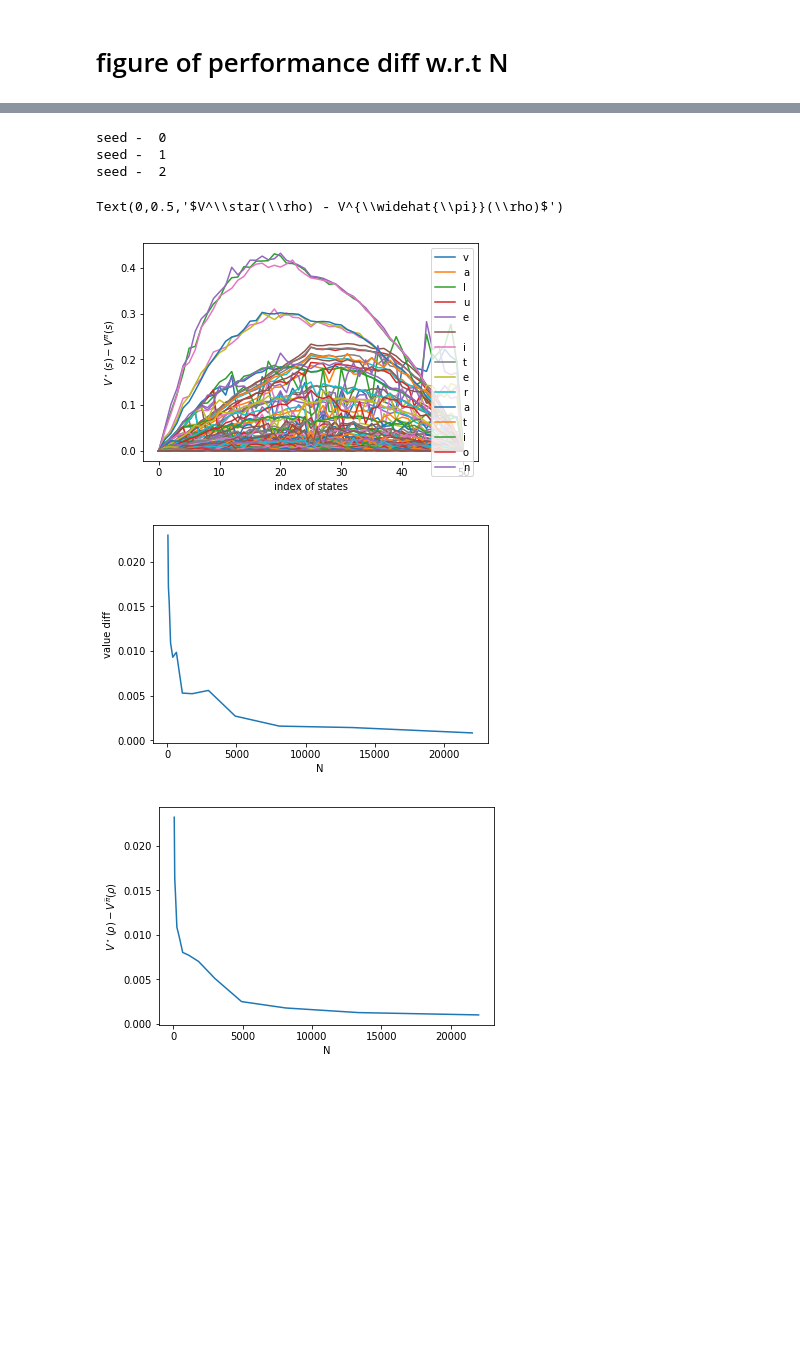
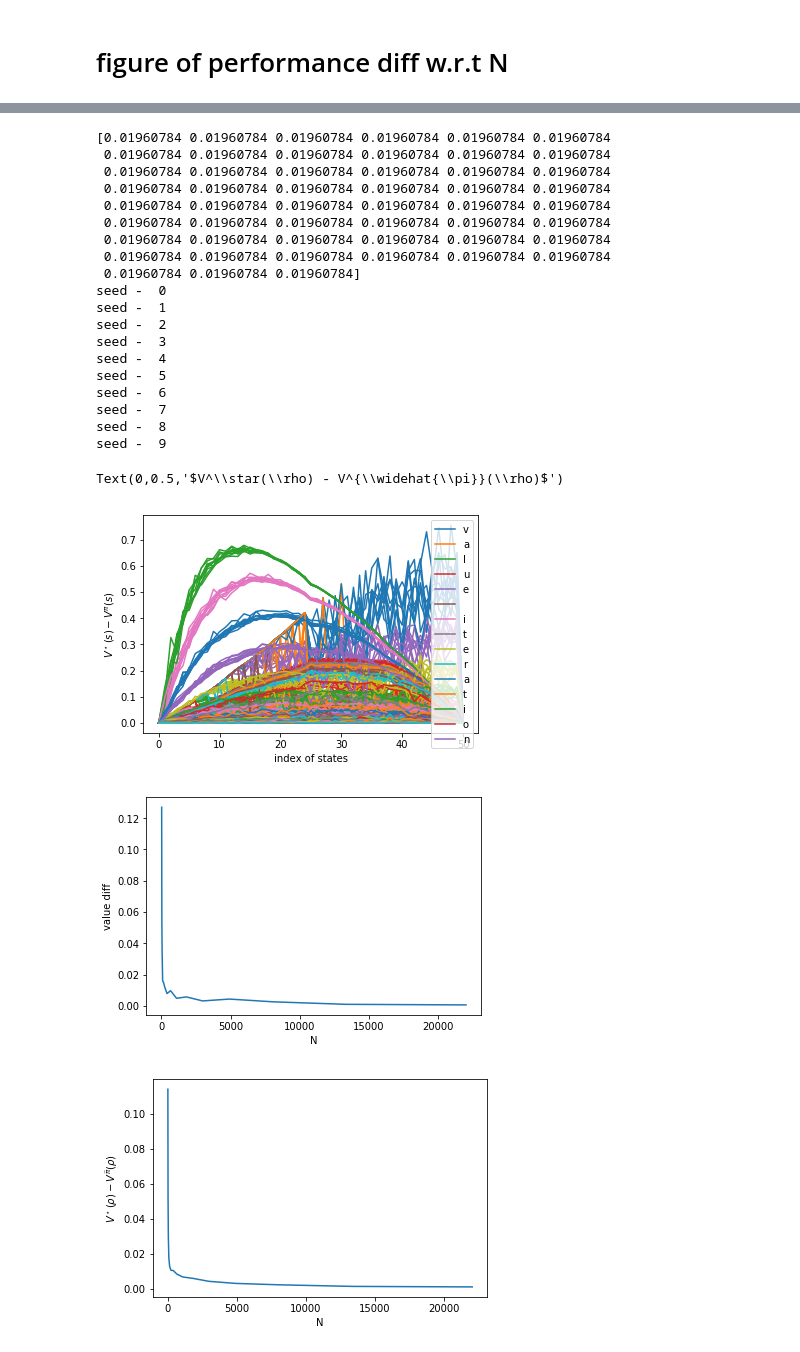
Before and after one commit to Laixishi/Model-based-VI-LCB, a Jupyter notebook: gambler-offline-model-based.ipynb, the cells around one changed output, grey strips where cells are left out. Cells and saved outputs as stored; diff of their text form; code cells hidden in the pictures; blank space fills up the shorter version.

```diff
--- a/gambler-offline-model-based.ipynb
+++ b/gambler-offline-model-based.ipynb
@@ -272,7 +272,7 @@ def value_iteration_lcb_for_gamblers(p_h, max_states_plus_1 = 100, horizon_l = 1
 
     def bonus(h, s, a, p, n_sa, z):
 
-        cb = 0.01
+        cb = 0.05
         b1 = horizon_l-h
 
         var_V = p*z[0]**2 + (1-p)*z[1]**2 - (p*z[0] + (1-p)*z[1])**2
@@ -598,10 +598,16 @@ print(b)
 # %%
-rho = np.random.uniform(0,1,max_states_plus_1+1)
-rho = rho/np.sum(rho)
+# randomly generate the initial state rho
+# rho = np.random.uniform(0,1,max_states_plus_1+1)
+# rho = rho/np.sum(rho)
+# print(np.shape(rho))
+
+# uniform initial state rho
+rho = 1/(max_states_plus_1+1)* np.ones(max_states_plus_1+1)
+print(rho)
+
 # n_range = [100, 500, 3000, 5000, 7000]
-
-n_range = [math.floor(pow(math.e, i)) for i in np.arange(4, 10.5, 0.5)]
-s_range = range(3)
+n_range = [math.floor(pow(math.e, i)) for i in np.arange(3, 10.5, 0.5)]
+s_range = range(10)
 diff_lcbvi_seeds = np.zeros((len(s_range),len(n_range)))
 diff_vi_seeds = np.zeros((len(s_range),len(n_range)))
 for s in s_range:
@@ -610,7 +616,7 @@ for s in s_range:
     diff_vi_values = []
 #     pol = []
     for n in n_range:
-        np.random.seed(s+n)
+        np.random.seed(s+10+n)
         ## calculate the VI-LCB policy
         lcb_opt_policy, lcb_opt_v= value_iteration_lcb_for_gamblers(p_h = p_h, max_states_plus_1= max_states_plus_1, horizon_l = horizon_l, num_samp = n)
         # get the real value of the DR-VI-LCB algorithm
@@ -629,33 +635,49 @@ for s in s_range:
 # plot lcb-vi
 plt.figure()
 plt.plot(n_range,diff_lcbvi_values)
 plt.xlabel("N")
 plt.ylabel("value diff")
 
 fig = plt.figure()
 plt.plot(n_range,np.mean(diff_lcbvi_seeds,axis=0))
 plt.xlabel("N")
 plt.ylabel(r'$V^\star(\rho) - V^{\widehat{\pi}}(\rho)$')
 
 fig.savefig('test_lcbvi_N.png')
 
 # plot vi
 plt.figure()
 plt.plot(n_range,diff_vi_values)
 plt.xlabel("N")
 plt.ylabel("value diff")
 
 fig = plt.figure()
 plt.plot(n_range,np.mean(diff_vi_seeds,axis=0))
 plt.xlabel("N")
 plt.ylabel(r'$V^\star(\rho) - V^{\widehat{\pi}}(\rho)$')
 
 # fig.savefig('offline-model-based_vi_N.pdf',format='pdf', bbox_inches='tight')
 # %% [output]
+[0.01960784 0.01960784 0.01960784 0.01960784 0.01960784 0.01960784
+ 0.01960784 0.01960784 0.01960784 0.01960784 0.01960784 0.01960784
+ 0.01960784 0.01960784 0.01960784 0.01960784 0.01960784 0.01960784
+ 0.01960784 0.01960784 0.01960784 0.01960784 0.01960784 0.01960784
+ 0.01960784 0.01960784 0.01960784 0.01960784 0.01960784 0.01960784
+ 0.01960784 0.01960784 0.01960784 0.01960784 0.01960784 0.01960784
+ 0.01960784 0.01960784 0.01960784 0.01960784 0.01960784 0.01960784
+ 0.01960784 0.01960784 0.01960784 0.01960784 0.01960784 0.01960784
+ 0.01960784 0.01960784 0.01960784]
 seed -  0
 seed -  1
 seed -  2
+seed -  3
+seed -  4
+seed -  5
+seed -  6
+seed -  7
+seed -  8
+seed -  9
 Text(0,0.5,'$V^\\star(\\rho) - V^{\\widehat{\\pi}}(\\rho)$')
-[figure, old version]
+[figure, new version]
-[figure, old version]
+[figure, new version]
-[figure, old version]
+[figure, new version]
```
Also changed, not shown: parts of 7 cells of this notebook, 3 other files.
